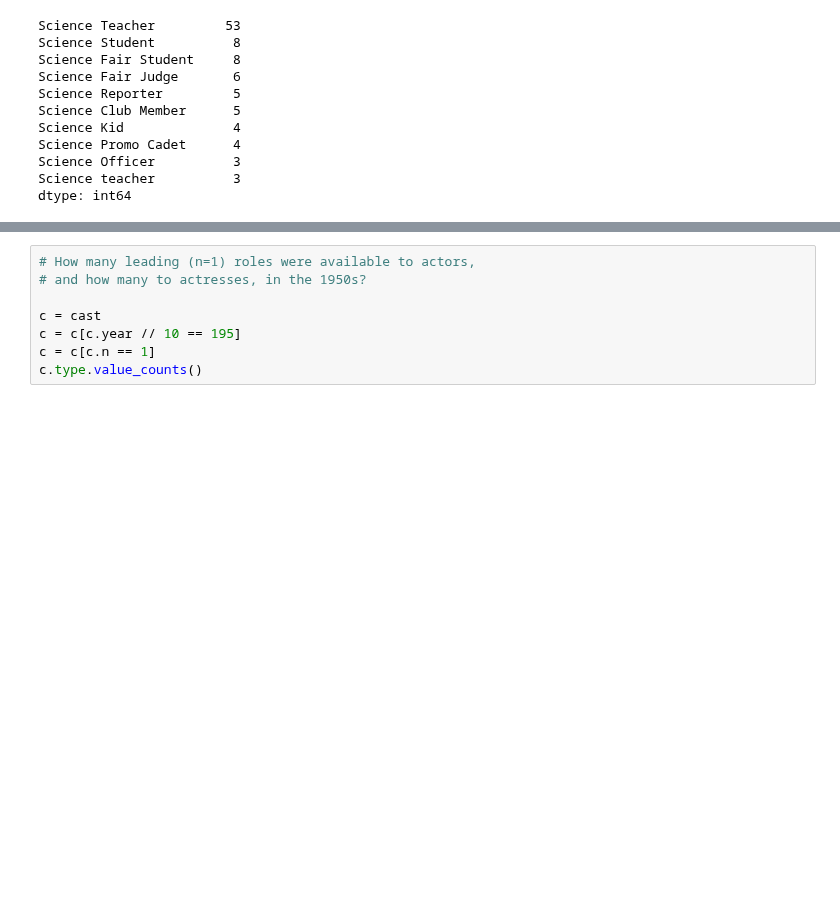
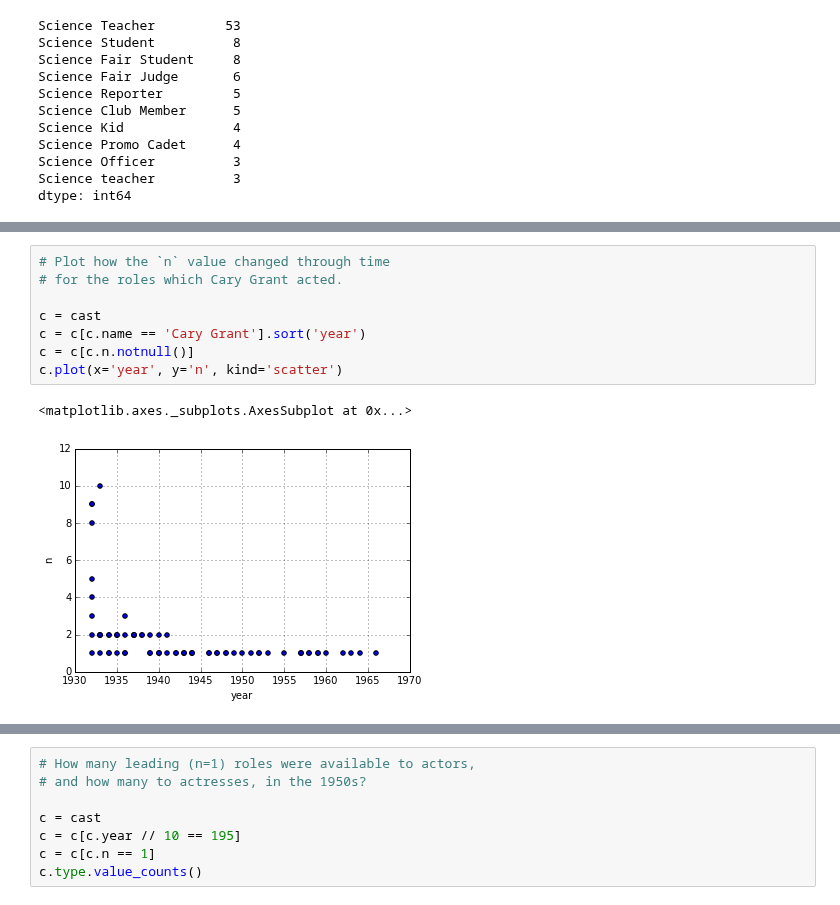
Before and after one commit to brandon-rhodes/pycon-pandas-tutorial, a Jupyter notebook: Solutions-2.ipynb, the cells around one changed output, grey strips where cells are left out. Saved outputs shown, nothing was run; the diff lists cells and outputs as text; blank space fills up the shorter version.

```diff
--- a/Solutions-2.ipynb
+++ b/Solutions-2.ipynb
@@ -278,0 +241,11 @@ c[c.name == 'Cary Grant'].sort('year')
+# %%
+# Plot how the `n` value changed through time
+# for the roles which Cary Grant acted.
+
+c = cast
+c = c[c.name == 'Cary Grant'].sort('year')
+c = c[c.n.notnull()]
+c.plot(x='year', y='n', kind='scatter')
+# %% [output]
+<matplotlib.axes._subplots.AxesSubplot at 0x...>
+[figure, added]
```
Also changed, not shown: parts of 4 cells of this notebook, 3 other files.
